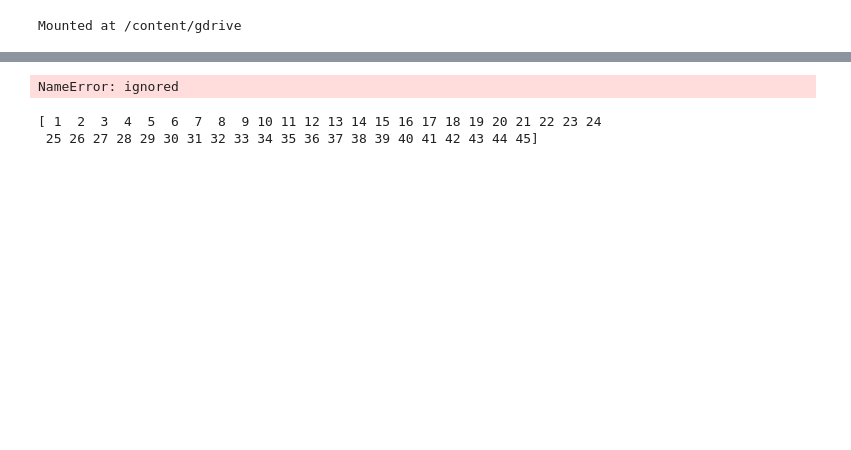
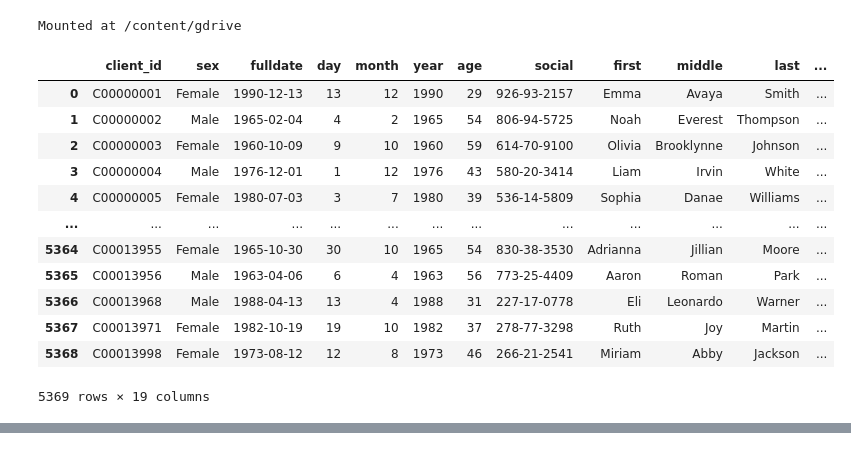
Before and after one commit to ebarkhordar/clustering-of-bank-customers, a Jupyter notebook: Czech_customer_segmentation.ipynb, the cells around one changed output, grey strips where cells are left out. Saved outputs shown, nothing was run; the diff lists cells and outputs as text; code cells hidden in the pictures; blank space fills up the shorter version.

```diff
--- a/Czech_customer_segmentation.ipynb
+++ b/Czech_customer_segmentation.ipynb
@@ -27,3 +34,23 @@ drive.mount('/content/gdrive')
 # %% [output]
 Mounted at /content/gdrive
+# %%
+# Import Clients
+path='/content/gdrive/MyDrive/lpetrocelli-retail-banking-demo-data/completedclient.csv'
+df_completedclient = pd.read_csv(path, low_memory=False)
+df_completedclient = df_completedclient.loc[:, ~df_completedclient.columns.str.contains('^Unnamed')]
+df_completedclient
+# %% [output]
+|  | client_id | sex | fulldate | day | month | year | age | social | first | middle | last | ... |
+| 0 | C00000001 | Female | 1990-12-13 | 13 | 12 | 1990 | 29 | 926-93-2157 | Emma | Avaya | Smith | ... |
+| 1 | C00000002 | Male | 1965-02-04 | 4 | 2 | 1965 | 54 | 806-94-5725 | Noah | Everest | Thompson | ... |
+| 2 | C00000003 | Female | 1960-10-09 | 9 | 10 | 1960 | 59 | 614-70-9100 | Olivia | Brooklynne | Johnson | ... |
+| 3 | C00000004 | Male | 1976-12-01 | 1 | 12 | 1976 | 43 | 580-20-3414 | Liam | Irvin | White | ... |
+| 4 | C00000005 | Female | 1980-07-03 | 3 | 7 | 1980 | 39 | 536-14-5809 | Sophia | Danae | Williams | ... |
+| ... | ... | ... | ... | ... | ... | ... | ... | ... | ... | ... | ... | ... |
+| 5364 | C00013955 | Female | 1965-10-30 | 30 | 10 | 1965 | 54 | 830-38-3530 | Adrianna | Jillian | Moore | ... |
+| 5365 | C00013956 | Male | 1963-04-06 | 6 | 4 | 1963 | 56 | 773-25-4409 | Aaron | Roman | Park | ... |
+| 5366 | C00013968 | Male | 1988-04-13 | 13 | 4 | 1988 | 31 | 227-17-0778 | Eli | Leonardo | Warner | ... |
+| 5367 | C00013971 | Female | 1982-10-19 | 19 | 10 | 1982 | 37 | 278-77-3298 | Ruth | Joy | Martin | ... |
+| 5368 | C00013998 | Female | 1973-08-12 | 12 | 8 | 1973 | 46 | 266-21-2541 | Miriam | Abby | Jackson | ... |
+5369 rows × 19 columns
 # %%
@@ -51,17 +78,3 @@ df_completedtrans
 df_completedtrans['fulldate'] = pd.to_datetime(df_completedtrans['fulldate'],format="%Y-%m-%d")
 # %%
 df_grouped=df_completedtrans.groupby(['account_id'])
-# %%
-X1 = np.array([x+3 for x in range(0, 135, 3)])
-print(X1)
-
-X2 = np.array([x+5 for x in range(0, 225, 5)])
-print(X2)
-# %% [output]
-NameError: ignored
-# %%
-X = np.column_stack((X1, X2))
-print(X)
-# %% [output]
-[ 1  2  3  4  5  6  7  8  9 10 11 12 13 14 15 16 17 18 19 20 21 22 23 24
- 25 26 27 28 29 30 31 32 33 34 35 36 37 38 39 40 41 42 43 44 45]
```
Also changed, not shown: parts of 14 cells of this notebook.
